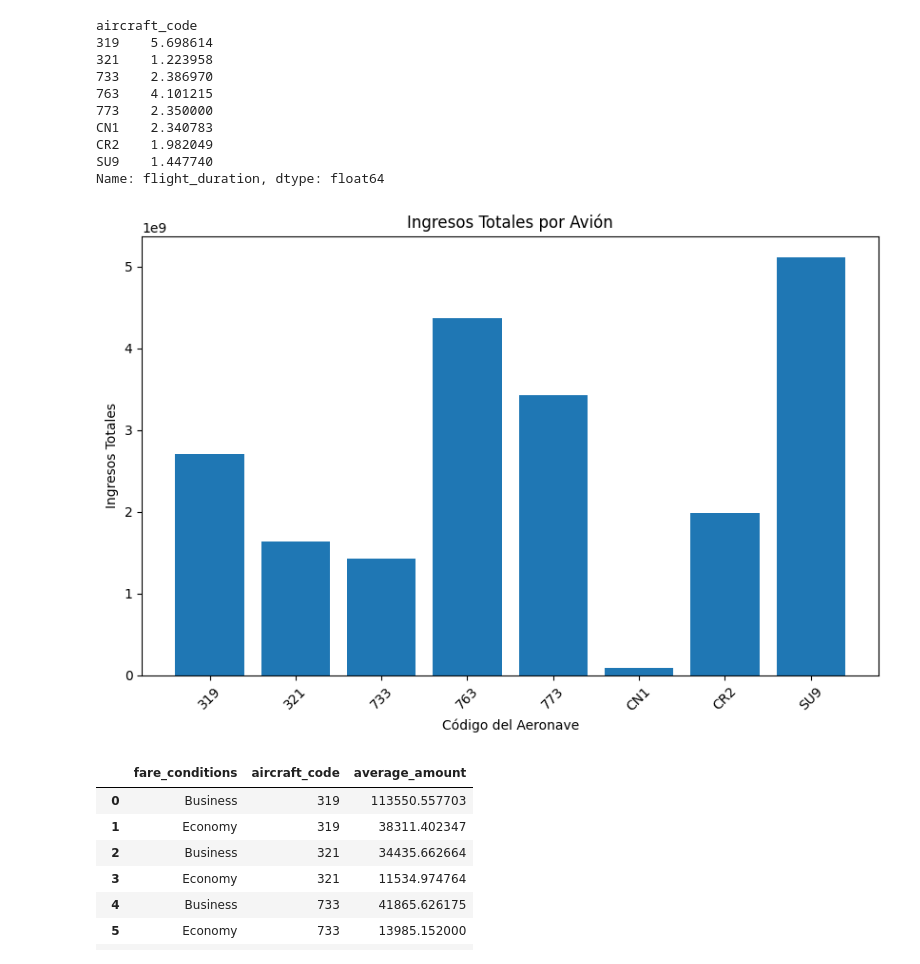
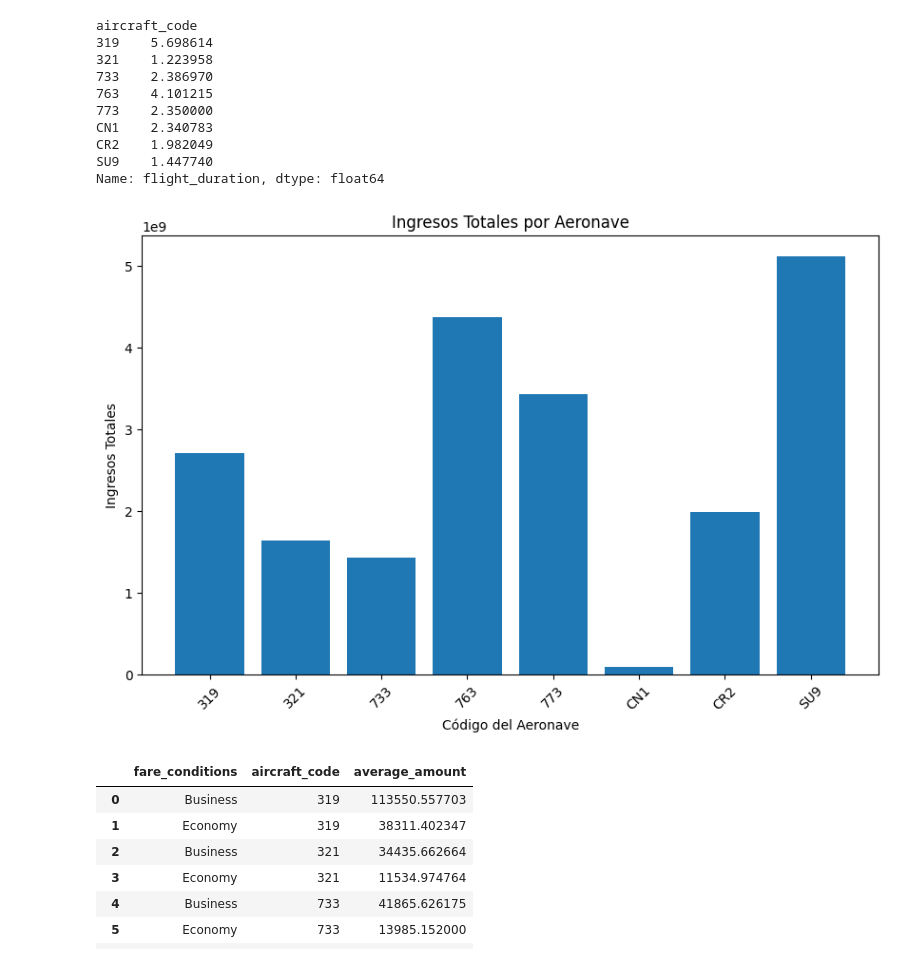
Before and after one commit to SORTEGA11/ProyectoFinalAerolineas, a Jupyter notebook: EDA/Vuelos.ipynb, the cells around one changed output. Saved outputs shown, nothing was run; the diff lists cells and outputs as text; code cells hidden in the pictures.

```diff
--- a/EDA/Vuelos.ipynb
+++ b/EDA/Vuelos.ipynb
@@ -435,15 +447,15 @@ Name: flight_duration, dtype: float64
 # %%
 plt.figure(figsize=(10, 6))
 plt.bar(ingresos_por_avion['aircraft_code'], ingresos_por_avion['total_ingresos'])
-plt.title('Ingresos Totales por Avión')
+plt.title('Ingresos Totales por Aeronave')
 plt.xlabel('Código del Aeronave')
 plt.ylabel('Ingresos Totales')
 plt.xticks(rotation=45)
 plt.show()
 
 # Observamos que la aeronave que más ingresos genera es la SU9 - Sukhoi Superjet-100
 # %% [output]
-[figure, old version]
+[figure, new version]
 # %%
 # Tarifas por aeronave de acuerdo al tipo de asiento
 
```
Also changed, not shown: parts of 9 cells of this notebook, 3 other files.
